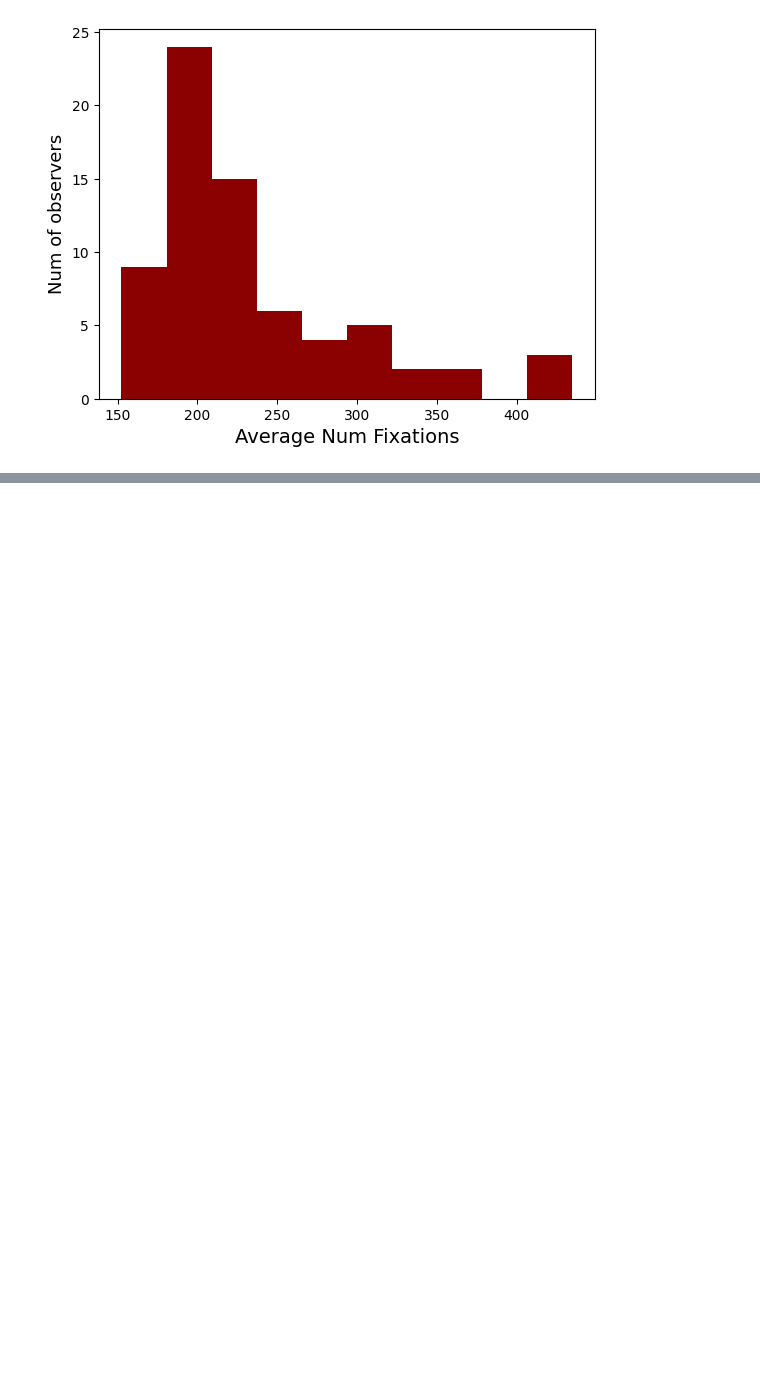
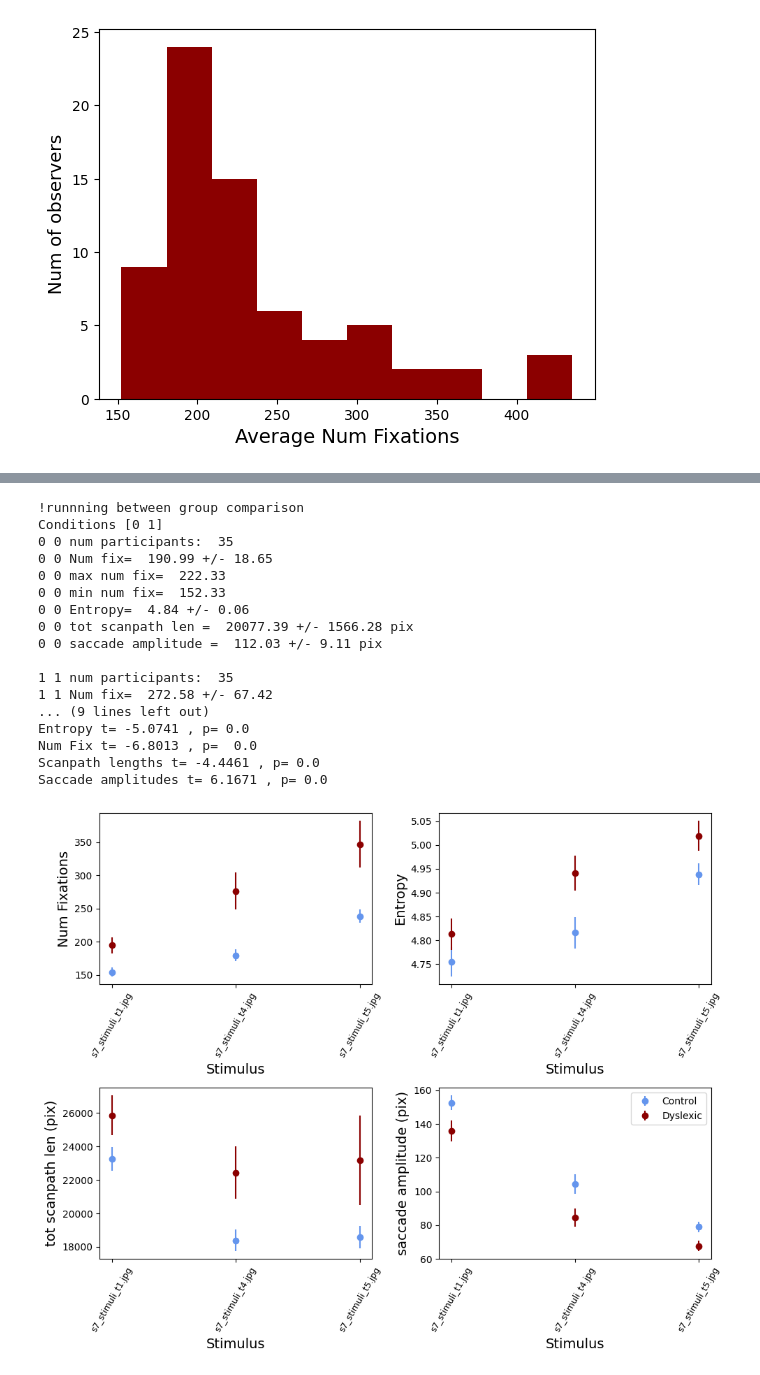
Before and after one commit to nicofilippucci/PyEyeSim, a Jupyter notebook: Notebooks/ReportAngleMethod.ipynb, the cells around one changed output, grey strips where cells are left out. Drawn from its saved outputs; the diff is of its cells as text; code cells hidden in the pictures; blank space fills up the shorter version.

```diff
--- a/Notebooks/ReportAngleMethod.ipynb
+++ b/Notebooks/ReportAngleMethod.ipynb
@@ -153,0 +138,21 @@ Mean scanpath  length:  21945.6  +/-  3936.5  pixels
+# %%
+CompareGroupsFix(DyslexiaDat, 'class_id', class_labels=['Control','Dyslexic'])
+# %% [output]
+!runnning between group comparison
+Conditions [0 1]
+0 0 num participants:  35
+0 0 Num fix=  190.99 +/- 18.65
+0 0 max num fix=  222.33
+0 0 min num fix=  152.33
+0 0 Entropy=  4.84 +/- 0.06
+0 0 tot scanpath len =  20077.39 +/- 1566.28 pix
+0 0 saccade amplitude =  112.03 +/- 9.11 pix
+
+1 1 num participants:  35
+1 1 Num fix=  272.58 +/- 67.42
+... (9 lines left out)
+Entropy t= -5.0741 , p= 0.0
+Num Fix t= -6.8013 , p=  0.0
+Scanpath lengths t= -4.4461 , p= 0.0
+Saccade amplitudes t= 6.1671 , p= 0.0
+[figure, added]
```
Also changed, not shown: parts of 6 cells of this notebook, 10 other files.
